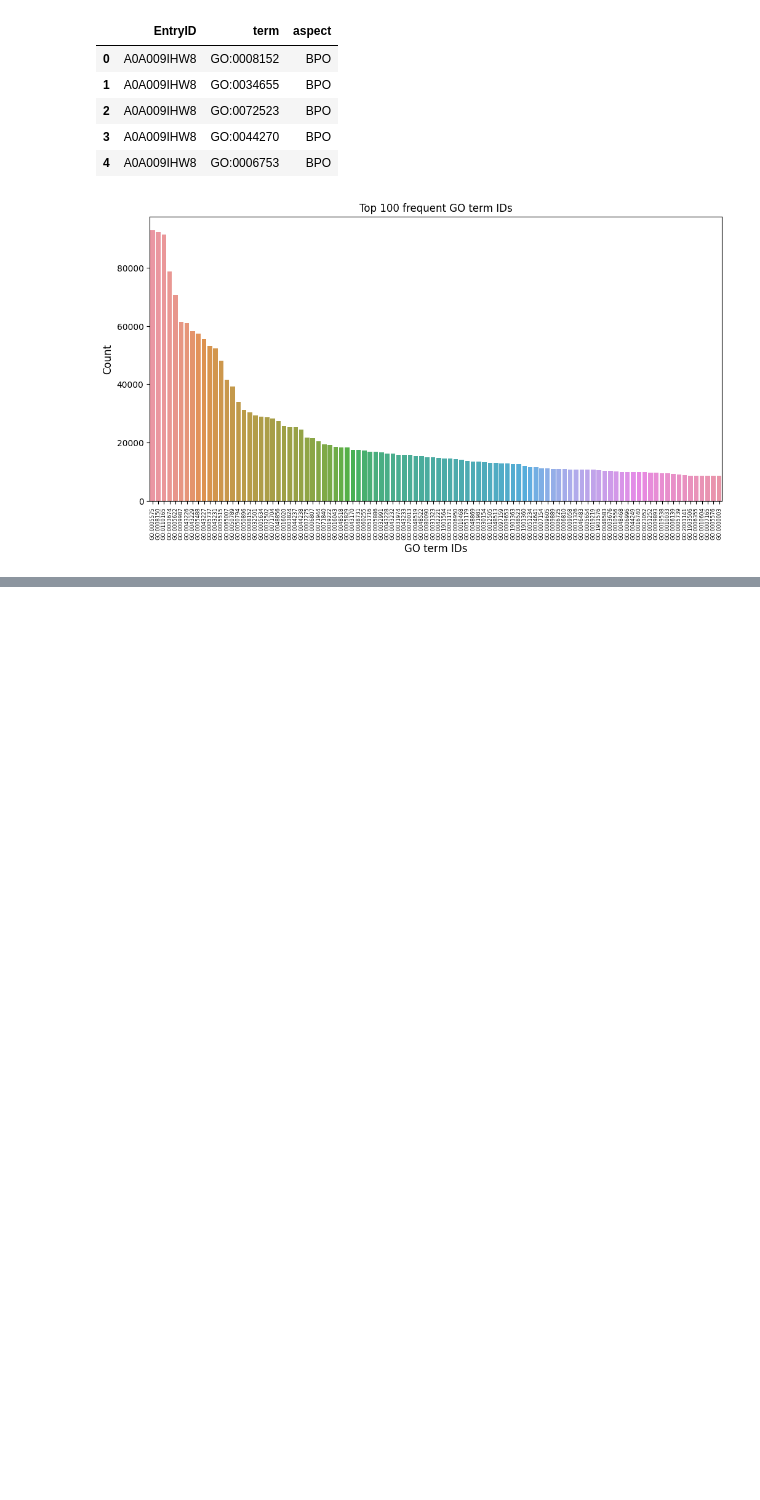
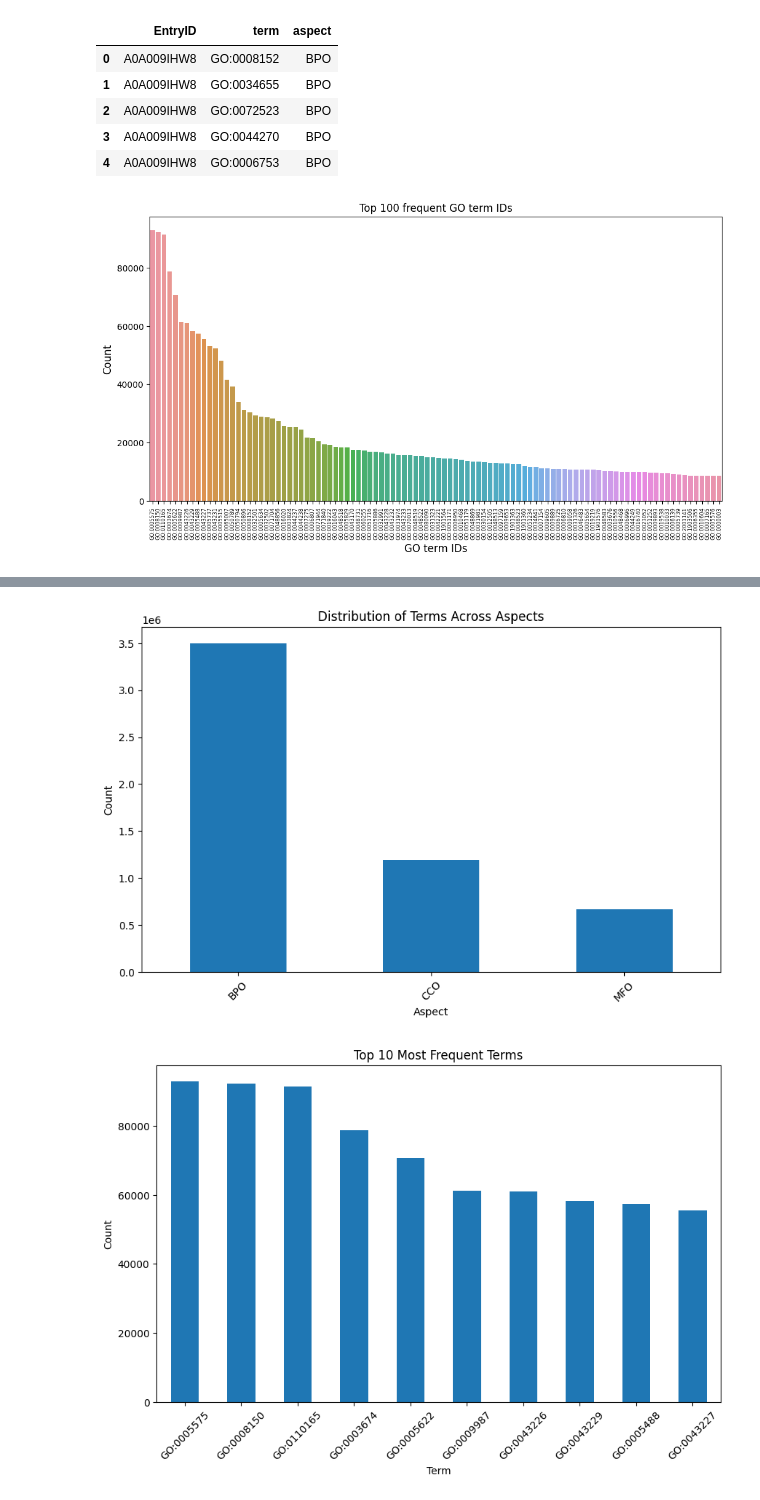
Before and after one commit to devshah21/CSC413_project, a Jupyter notebook: eda.ipynb, the cells around one changed output, grey strips where cells are left out. Saved outputs shown, nothing was run; the diff lists cells and outputs as text; code cells hidden in the pictures; blank space fills up the shorter version.

```diff
--- a/eda.ipynb
+++ b/eda.ipynb
@@ -47,0 +35,7 @@ plt.show()
+# %%
+Train_terms = pd.read_csv("/Users/devshah/Documents/WorkSpace/University/year 3/CSC413_project/CAFA 5 Protein Function Prediction/Train/train_terms.tsv",sep="\t")
+Train_tax = pd.read_csv("/Users/devshah/Documents/WorkSpace/University/year 3/CSC413_project/CAFA 5 Protein Function Prediction/Train/train_taxonomy.tsv", sep="\t")
+# %%
+df = pd.merge(Train_terms, Train_tax, on=["EntryID"])
+
+df.head()
@@ -47,0 +54,23 @@ plt.show()
+# %%
+# Explore the distribution of terms across different aspects
+aspect_distribution = df['aspect'].value_counts()
+plt.figure(figsize=(10, 6))
+aspect_distribution.plot(kind='bar')
+plt.title('Distribution of Terms Across Aspects')
+plt.xlabel('Aspect')
+plt.ylabel('Count')
+plt.xticks(rotation=45)
+plt.show()
+
+# Analyze the top 10 most frequent terms across all aspects
+top_terms = df['term'].value_counts().head(10)
+plt.figure(figsize=(10, 6))
+top_terms.plot(kind='bar')
+plt.title('Top 10 Most Frequent Terms')
+plt.xlabel('Term')
+plt.ylabel('Count')
+plt.xticks(rotation=45)
+plt.show()
+# %% [output]
+[figure, added]
+[figure, added]
```
Also changed, not shown: parts of 10 cells of this notebook.
